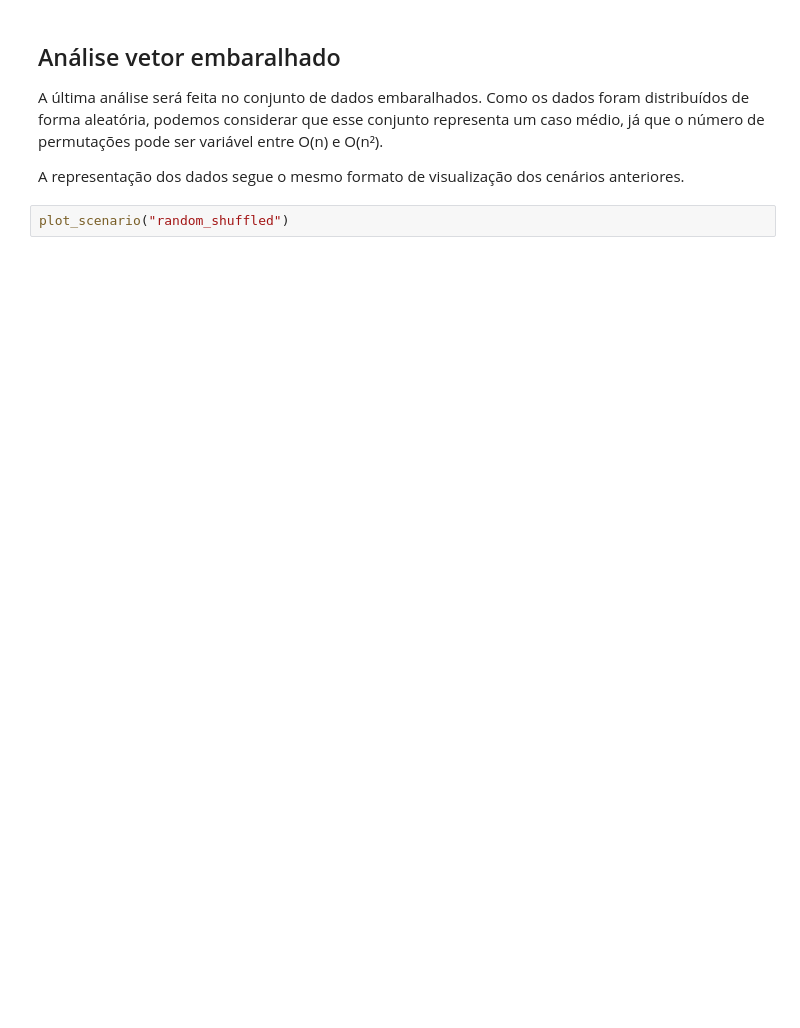
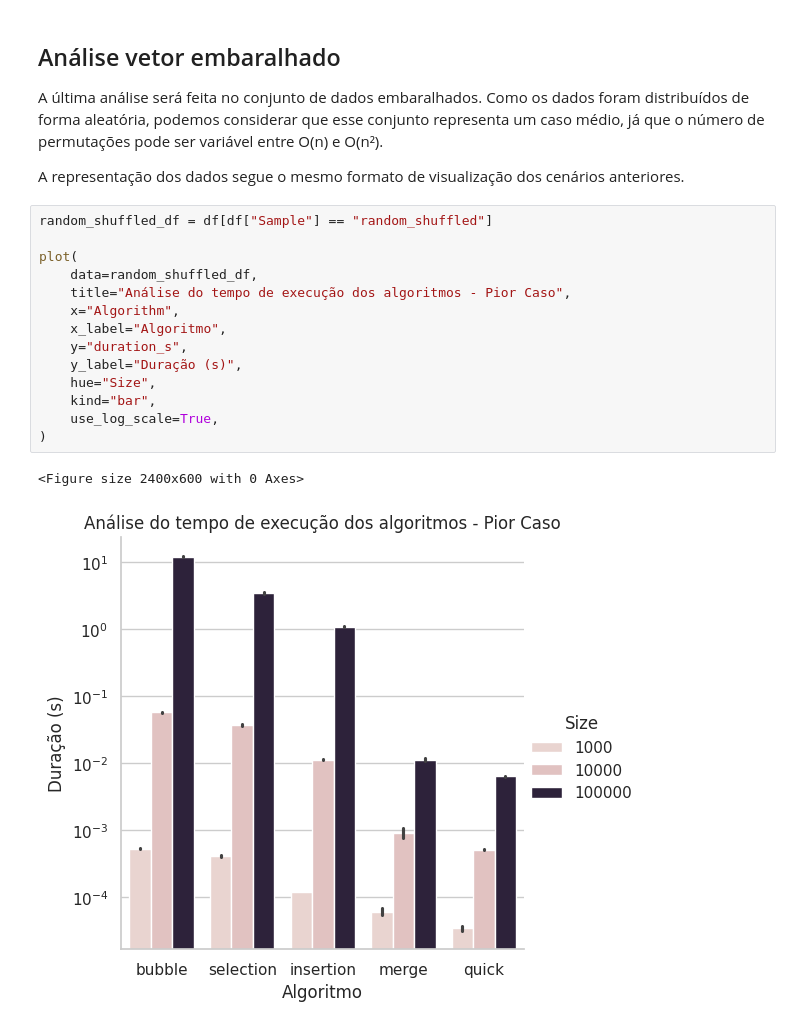
Before and after one commit to olucasaguiar/projeto-metodos-de-ordenacao, a Jupyter notebook: app/projeto_algoritmos_de_ordenacao.ipynb, the cells around one changed output. Saved outputs shown, nothing was run; the diff lists cells and outputs as text; blank space fills up the shorter version.

```diff
--- a/app/projeto_algoritmos_de_ordenacao.ipynb
+++ b/app/projeto_algoritmos_de_ordenacao.ipynb
@@ -76,6 +109,21 @@ plot_scenario("sorted_descending")
 A última análise será feita no conjunto de dados embaralhados. Como os dados foram distribuídos de forma aleatória, podemos considerar que esse conjunto representa um caso médio, já que o número de permutações pode ser variável entre O(n) e O(n²).
 
 A representação dos dados segue o mesmo formato de visualização dos cenários anteriores.
-# %%
-plot_scenario("random_shuffled")
+# %%
+random_shuffled_df = df[df["Sample"] == "random_shuffled"]
+
+plot(
+    data=random_shuffled_df,
+    title="Análise do tempo de execução dos algoritmos - Pior Caso",
+    x="Algorithm",
+    x_label="Algoritmo",
+    y="duration_s",
+    y_label="Duração (s)",
+    hue="Size",
+    kind="bar",
+    use_log_scale=True,
+)
+# %% [output]
+<Figure size 2400x600 with 0 Axes>
+[figure, added]
 # %%
```
Also changed, not shown: parts of 8 cells of this notebook.
